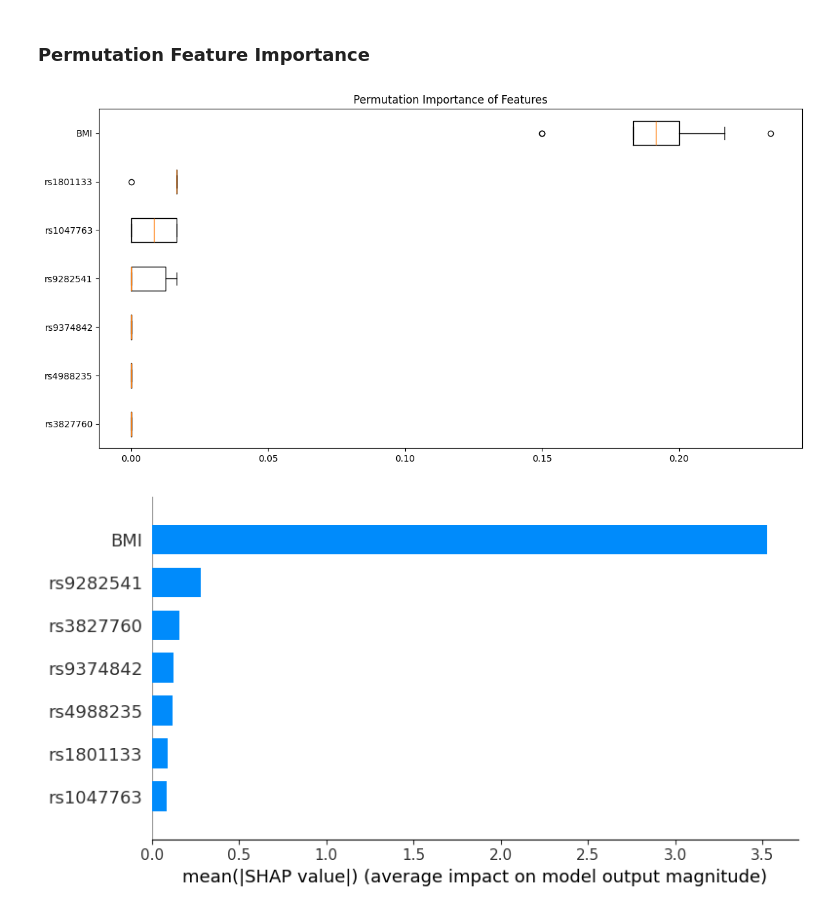
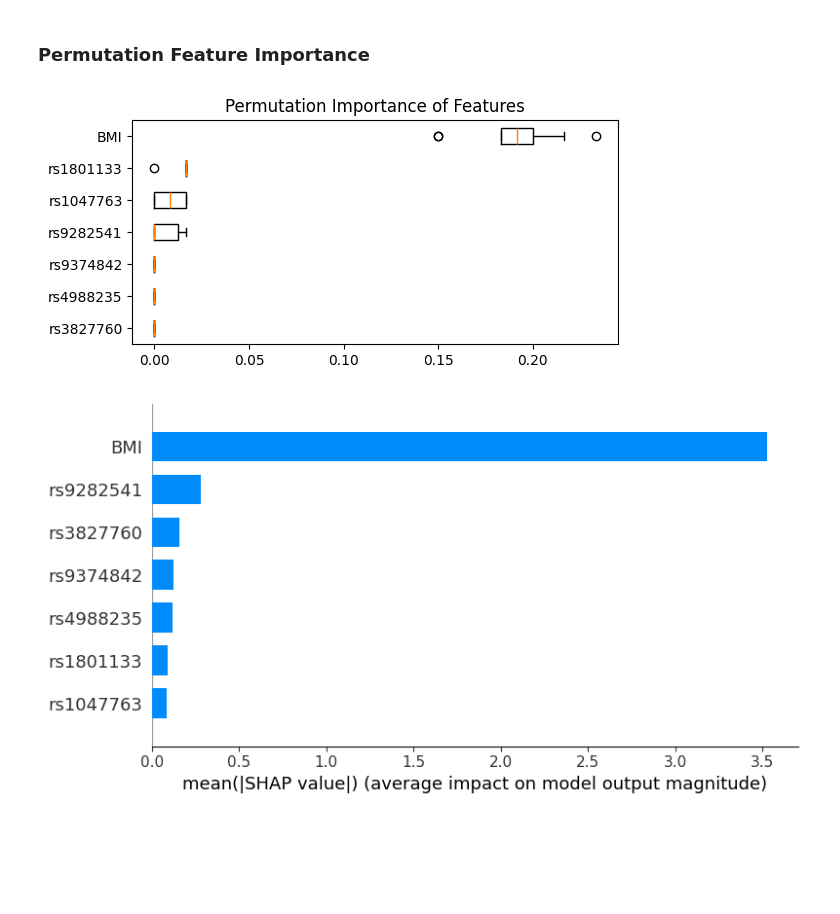
Before and after one commit to starshrimp/HumanMachineInteraction, a Jupyter notebook: Exercise_SNP/exercise_data_projects.ipynb, the cells around one changed output. Cells and saved outputs as stored; diff of their text form; code cells hidden in the pictures; blank space fills up the shorter version.

```diff
--- a/Exercise_SNP/exercise_data_projects.ipynb
+++ b/Exercise_SNP/exercise_data_projects.ipynb
@@ -159,14 +273,14 @@ st.write(f'Predicted Risk of Cardiovascular Disease: {user_prediction:.2f}')
 # %%
 # Feature Permutation Importance
 result = permutation_importance(model, X_test, y_test, n_repeats=10, random_state=42)
 sorted_idx = result.importances_mean.argsort()
 
 # Plotting the feature importances
-plt.figure(figsize=(12, 6))
+plt.figure(figsize=(6, 3))
 plt.boxplot(result.importances[sorted_idx].T, vert=False, labels=X_test.columns[sorted_idx])
 plt.title("Permutation Importance of Features")
 plt.tight_layout()
 plt.show()
 # %% [output]
-[figure, old version]
+[figure, new version]
 # %%
```
Also changed, not shown: parts of 32 cells of this notebook.
